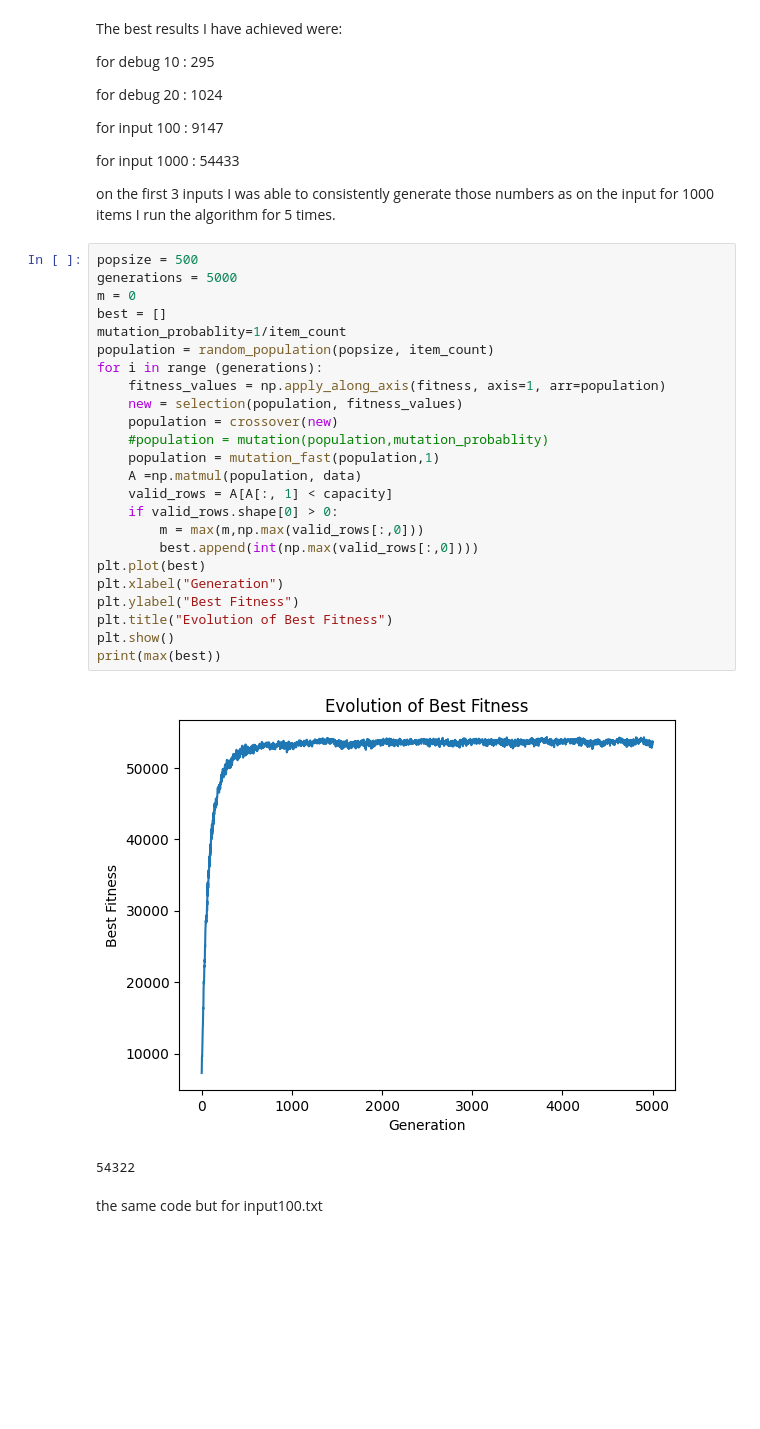
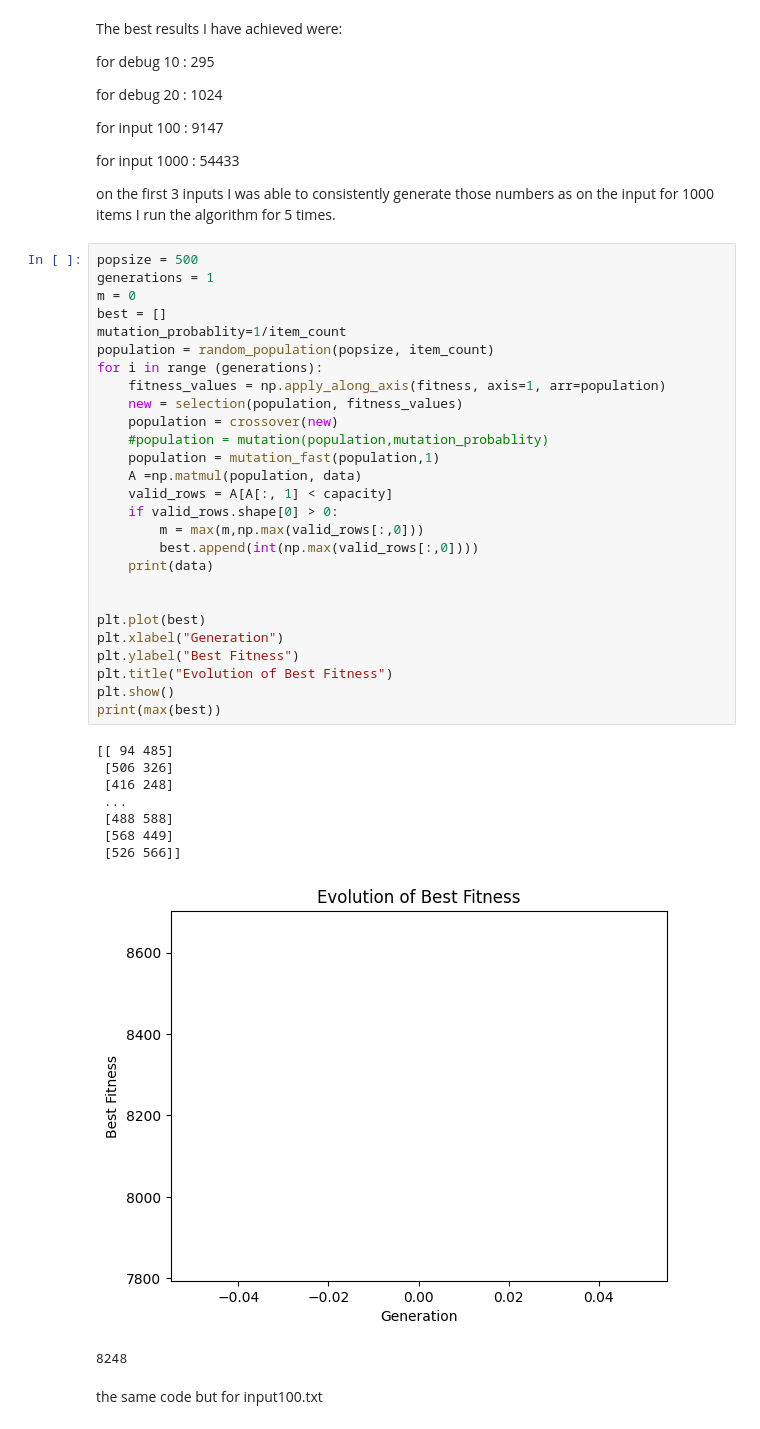
Before and after one commit to Bouma6/NatureInspiredAlgorithms, a Jupyter notebook: Knapsack/Knapsack.ipynb, the cells around one changed output. Drawn from its saved outputs; the diff is of its cells as text; blank space fills up the shorter version.

```diff
--- a/Knapsack/Knapsack.ipynb
+++ b/Knapsack/Knapsack.ipynb
@@ -127,31 +127,41 @@ for input 1000 : 54433
 on the first 3 inputs I was able to consistently generate those numbers as on the input for 1000 items I run the algorithm for 5 times.
 # %%
 popsize = 500
-generations = 5000
+generations = 1
 m = 0
 best = []
 mutation_probablity=1/item_count
 population = random_population(popsize, item_count)
 for i in range (generations):
     fitness_values = np.apply_along_axis(fitness, axis=1, arr=population)
     new = selection(population, fitness_values)
     population = crossover(new)
     #population = mutation(population,mutation_probablity)
     population = mutation_fast(population,1)
     A =np.matmul(population, data)
     valid_rows = A[A[:, 1] < capacity]
     if valid_rows.shape[0] > 0:
         m = max(m,np.max(valid_rows[:,0]))
         best.append(int(np.max(valid_rows[:,0])))
+    print(data)
+
+
 plt.plot(best)
 plt.xlabel("Generation")
 plt.ylabel("Best Fitness")
 plt.title("Evolution of Best Fitness")
 plt.show()
 print(max(best))
 # %% [output]
+[[ 94 485]
+ [506 326]
+ [416 248]
+ ...
+ [488 588]
+ [568 449]
+ [526 566]]
-[figure, old version]
+[figure, new version]
-54322
+8248
 # %% [markdown]
 the same code but for input100.txt
 # %%
```
Also changed, not shown: parts of 1 cell of this notebook, 2 other files.
